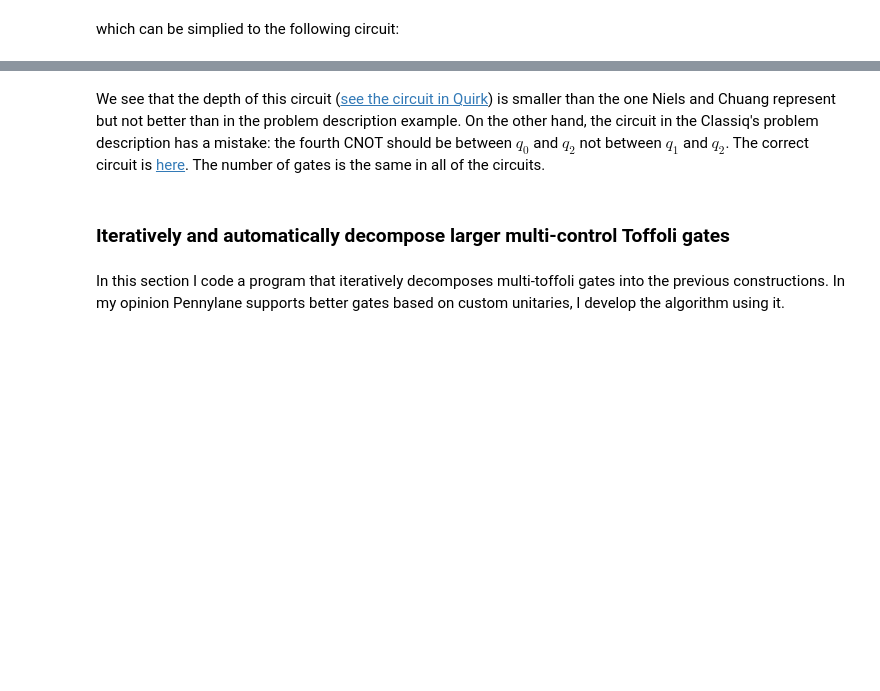
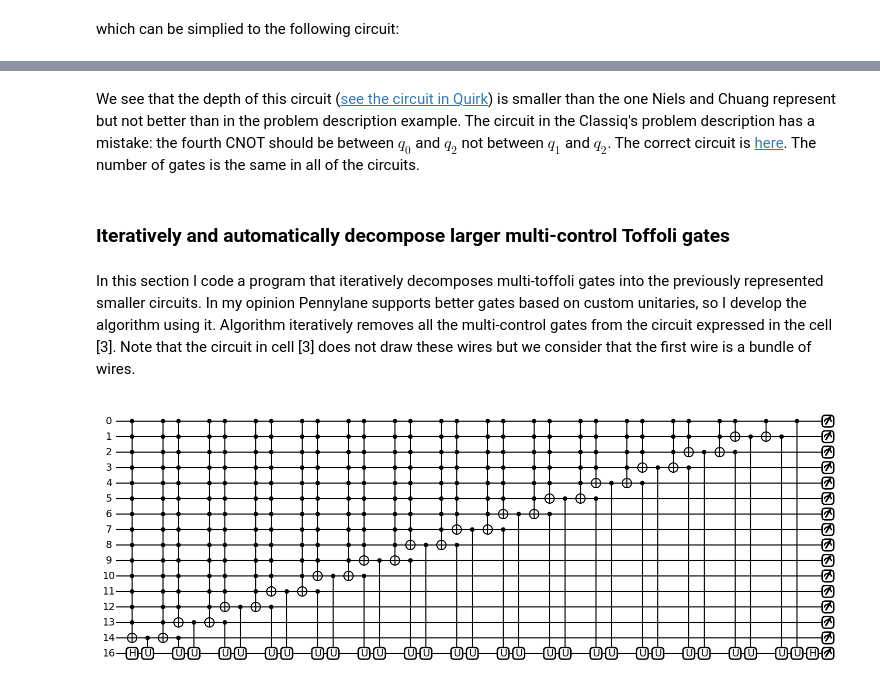
Before and after one commit to valterUo/classiq-coding-competition, a Jupyter notebook: main.ipynb, the cells around one changed output, grey strips where cells are left out. Drawn from its saved outputs; the diff is of its cells as text; code cells hidden in the pictures; blank space fills up the shorter version.

Commit message:
First rewrite: remove multi-control squareroot Zs

```diff
--- a/main.ipynb
+++ b/main.ipynb
@@ -206,19 +210,52 @@ circuit.draw(output='latex')
 # %% [markdown]
-We see that the depth of this circuit ([see the circuit in Quirk](https://algassert.com/quirk#circuit={%22cols%22:[[%22X%22,%22X%22,%22X%22],[1,1,%22H%22],[1,%22%E2%80%A2%22,%22X%22],[1,1,%22Z^-%C2%BC%22],[%22%E2%80%A2%22,1,%22X%22],[1,1,%22Z^%C2%BC%22],[%22%E2%80%A2%22,%22X%22],[1,%22%E2%80%A2%22,%22X%22],[%22%E2%80%A2%22,1,%22X%22],[1,%22Z^-%C2%BC%22,%22Z^-%C2%BC%22],[%22%E2%80%A2%22,1,%22X%22],[%22%E2%80%A2%22,%22X%22],[%22Z^%C2%BC%22,%22Z^%C2%BC%22,%22Z^%C2%BC%22],[1,1,%22H%22]]})) is smaller than the one Niels and Chuang represent but not better than in the problem description example. On the other hand, the circuit in the Classiq's problem description has a mistake: the fourth CNOT should be between $q_0$ and $q_2$ not between $q_1$ and $q_2$. The correct circuit is [here](https://algassert.com/quirk#circuit={%22cols%22:[[1,1,%22H%22],[1,%22%E2%80%A2%22,%22X%22],[1,1,%22Z^-%C2%BC%22],[%22%E2%80%A2%22,1,%22X%22],[1,1,%22Z^%C2%BC%22],[1,%22%E2%80%A2%22,%22X%22],[1,%22Z^%C2%BC%22,%22Z^-%C2%BC%22],[%22%E2%80%A2%22,1,%22X%22],[%22%E2%80%A2%22,%22X%22],[1,1,%22Z^%C2%BC%22],[1,%22Z^-%C2%BC%22],[%22Z^%C2%BC%22,1,%22H%22],[%22%E2%80%A2%22,%22X%22]]}). The number of gates is the same in all of the circuits.
+We see that the depth of this circuit ([see the circuit in Quirk](https://algassert.com/quirk#circuit={%22cols%22:[[%22X%22,%22X%22,%22X%22],[1,1,%22H%22],[1,%22%E2%80%A2%22,%22X%22],[1,1,%22Z^-%C2%BC%22],[%22%E2%80%A2%22,1,%22X%22],[1,1,%22Z^%C2%BC%22],[%22%E2%80%A2%22,%22X%22],[1,%22%E2%80%A2%22,%22X%22],[%22%E2%80%A2%22,1,%22X%22],[1,%22Z^-%C2%BC%22,%22Z^-%C2%BC%22],[%22%E2%80%A2%22,1,%22X%22],[%22%E2%80%A2%22,%22X%22],[%22Z^%C2%BC%22,%22Z^%C2%BC%22,%22Z^%C2%BC%22],[1,1,%22H%22]]})) is smaller than the one Niels and Chuang represent but not better than in the problem description example. The circuit in the Classiq's problem description has a mistake: the fourth CNOT should be between $q_0$ and $q_2$ not between $q_1$ and $q_2$. The correct circuit is [here](https://algassert.com/quirk#circuit={%22cols%22:[[1,1,%22H%22],[1,%22%E2%80%A2%22,%22X%22],[1,1,%22Z^-%C2%BC%22],[%22%E2%80%A2%22,1,%22X%22],[1,1,%22Z^%C2%BC%22],[1,%22%E2%80%A2%22,%22X%22],[1,%22Z^%C2%BC%22,%22Z^-%C2%BC%22],[%22%E2%80%A2%22,1,%22X%22],[%22%E2%80%A2%22,%22X%22],[1,1,%22Z^%C2%BC%22],[1,%22Z^-%C2%BC%22],[%22Z^%C2%BC%22,1,%22H%22],[%22%E2%80%A2%22,%22X%22]]}). The number of gates is the same in all of the circuits.
 # %% [markdown]
 ### Iteratively and automatically decompose larger multi-control Toffoli gates
 # %% [markdown]
-In this section I code a program that iteratively decomposes multi-toffoli gates into the previous constructions. In my opinion Pennylane supports better gates based on custom unitaries, I develop the algorithm using it.
+In this section I code a program that iteratively decomposes multi-toffoli gates into the previously represented smaller circuits. In my opinion Pennylane supports better gates based on custom unitaries, so I develop the algorithm using it. Algorithm iteratively removes all the multi-control gates from the circuit expressed in the cell [3]. Note that the circuit in cell [3] does not draw these wires but we consider that the first wire is a bundle of wires.
 # %%
 circuits = []
-n_steps = n_ctrl
 n_ctrl = 14 # number of control qubits
+target = n_ctrl + 1
+n_steps = n_ctrl + 1
+dev = qml.device("default.qubit", wires=target)
+dev2 = qml.device('lightning.qubit', wires=target)
 
 def get_square_root_z(n):
     return np.array([[1, 0], [0, np.exp(1j*np.pi/n)]])
 
-for i in range(n_steps):
-    qr = QuantumRegister(n_ctrl + 1)
-    circuit = QuantumCircuit(qr)
-    square_root_z = get_square_root_z(2**i)
-    circuit.append()
+@qml.qnode(dev)
+def multi_Toffoli_step_circuit(n_control_wires):
+    all_ctrl_wires = range(n_control_wires)
+    target = n_control_wires + 1
+    nth_square_root = target - n_control_wires
+    square_root_matrix = None
+
+    qml.Hadamard(wires=target)
+
+    for i in all_ctrl_wires[:-1]:
+        ctrl_wires = all_ctrl_wires[:-i - 1]
+        #print(ctrl_wires)
+        n_ctrl_wires = len(ctrl_wires)
+        square_root_matrix = get_square_root_z(2**i)
+
+        qml.MultiControlledX(control_wires = ctrl_wires, wires = n_ctrl_wires)
+        qml.ControlledQubitUnitary(square_root_matrix, control_wires = n_ctrl_wires, wires = target)
+        qml.MultiControlledX(control_wires = ctrl_wires, wires = n_ctrl_wires)
+        qml.ControlledQubitUnitary(square_root_matrix, control_wires = n_ctrl_wires, wires = target)
+
+    qml.ControlledQubitUnitary(square_root_matrix, control_wires = 0, wires = target)
+    qml.Hadamard(wires=target)
+    return qml.state()
+
+#for i in range(n_steps):
+square_root_z = get_square_root_z(1)
+#multi_Toffoli_step_circuit = get_multi_Toffoli_step_circuit(square_root_z, n_steps, target)
+#qnode = qml.QNode(multi_Toffoli_step_circuit, dev2)
+#circuits.append(qnode)
+
+qml.drawer.use_style('black_white')
+fig, ax = qml.draw_mpl(multi_Toffoli_step_circuit)(n_steps)
+fig.set_size_inches(fig.get_size_inches()[0]*0.3, fig.get_size_inches()[1]*0.3)
+# %% [output]
+[figure, added]
```
Also changed, not shown: parts of 8 cells of this notebook.
